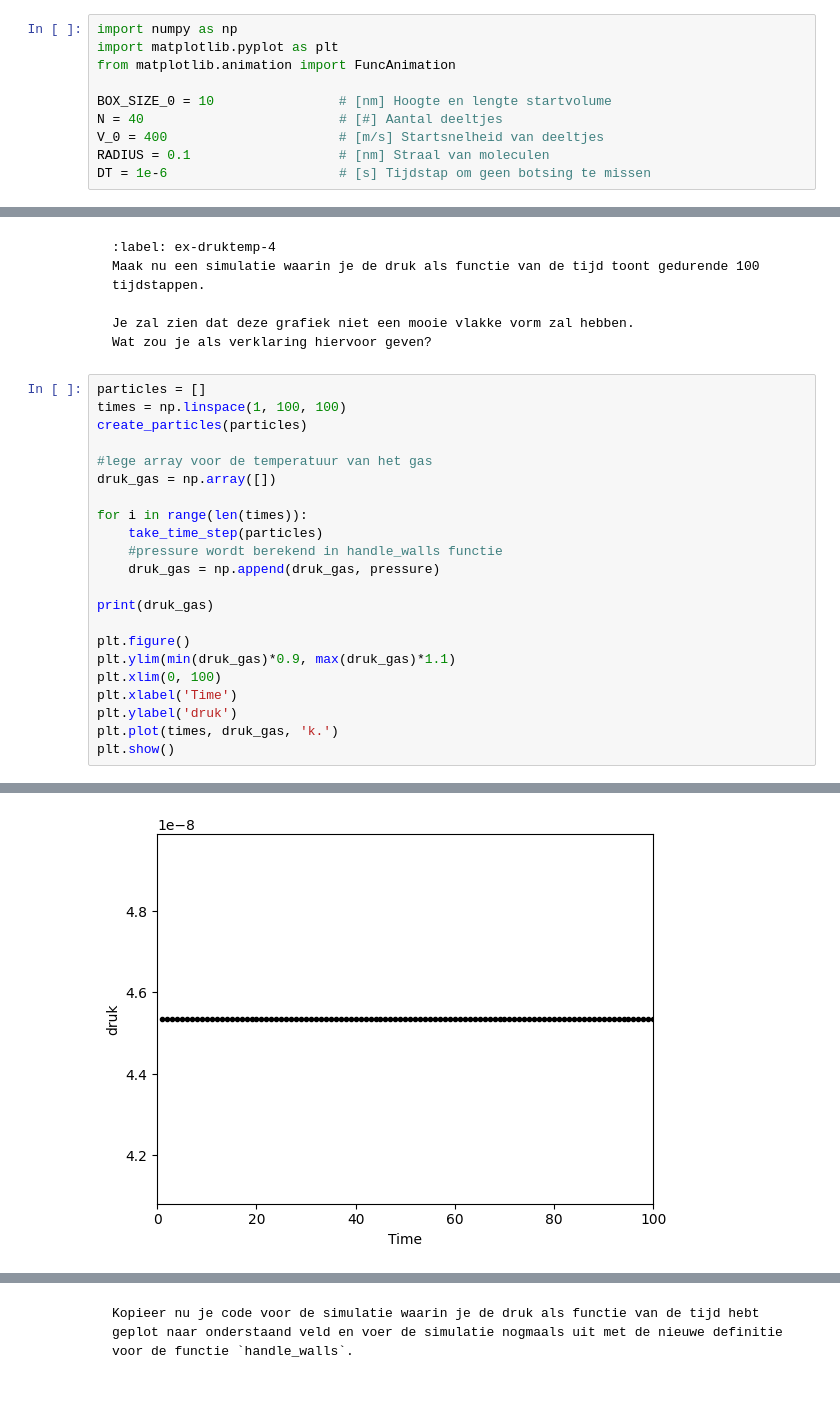
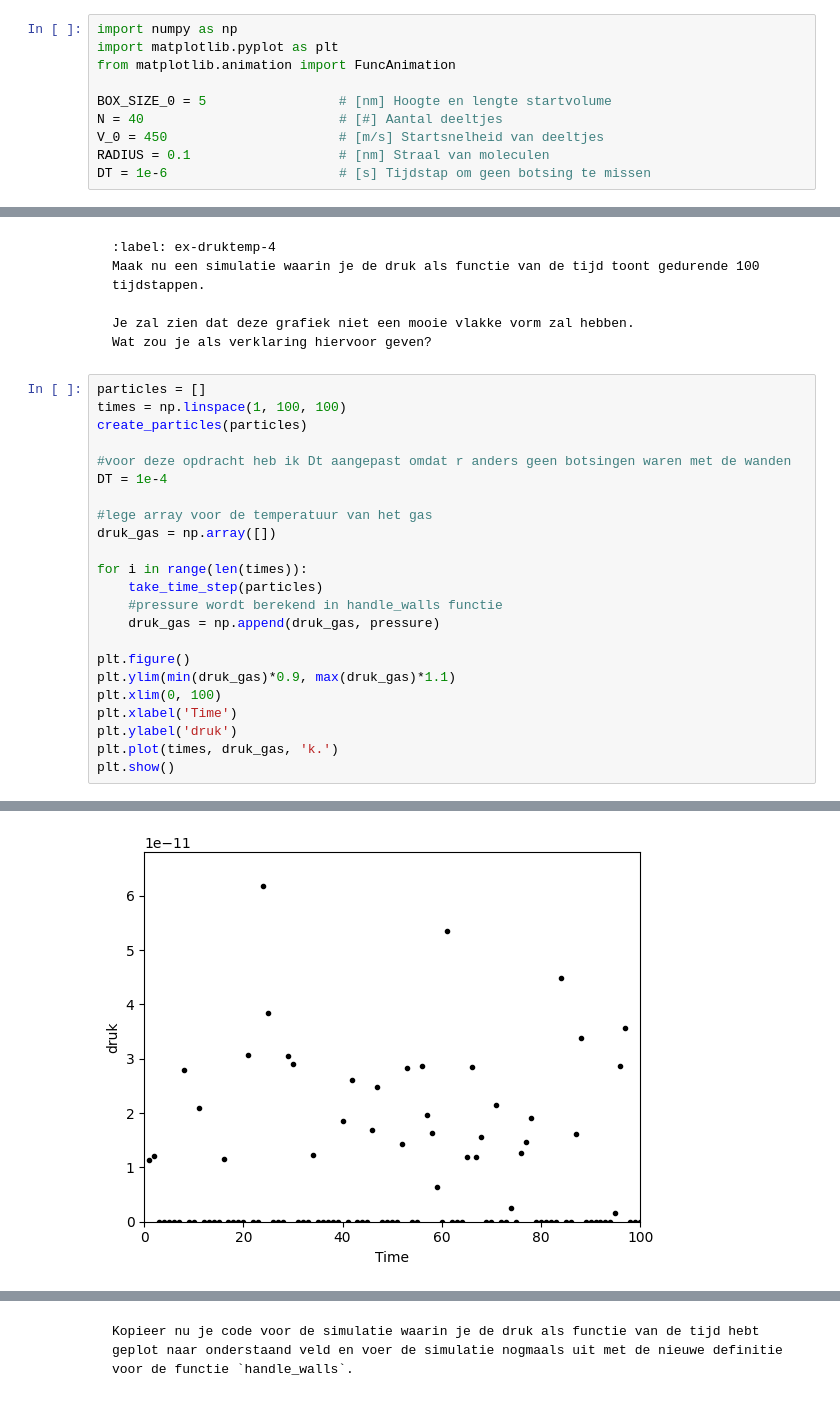
Before and after one commit to gltChboy/Thermo-groep-Bart-Ante, a Jupyter notebook: Content/PySim/5_druktemp.ipynb, the cells around one changed output, grey strips where cells are left out. Drawn from its saved outputs; the diff is of its cells as text.

```diff
--- a/Content/PySim/5_druktemp.ipynb
+++ b/Content/PySim/5_druktemp.ipynb
@@ -34,9 +34,9 @@ import numpy as np
 import matplotlib.pyplot as plt
 from matplotlib.animation import FuncAnimation
 
-BOX_SIZE_0 = 10                # [nm] Hoogte en lengte startvolume
+BOX_SIZE_0 = 5                 # [nm] Hoogte en lengte startvolume
 N = 40                         # [#] Aantal deeltjes
-V_0 = 400                      # [m/s] Startsnelheid van deeltjes
+V_0 = 450                      # [m/s] Startsnelheid van deeltjes
 RADIUS = 0.1                   # [nm] Straal van moleculen
 DT = 1e-6                      # [s] Tijdstap om geen botsing te missen
 # %% [markdown]
@@ -319,6 +318,9 @@ Wat zou je als verklaring hiervoor geven?
 particles = []
 times = np.linspace(1, 100, 100)
 create_particles(particles)
+
+#voor deze opdracht heb ik Dt aangepast omdat r anders geen botsingen waren met de wanden
+DT = 1e-4
 
 #lege array voor de temperatuur van het gas
 druk_gas = np.array([])
@@ -328,8 +330,6 @@ for i in range(len(times)):
     #pressure wordt berekend in handle_walls functie
     druk_gas = np.append(druk_gas, pressure)
 
-print(druk_gas)
-
 plt.figure()
 plt.ylim(min(druk_gas)*0.9, max(druk_gas)*1.1)
 plt.xlim(0, 100)
@@ -358,4 +358,4 @@ plt.show()
-[figure, old version]
+[figure, new version]
 # %% [markdown]
 ## Verbeteren van code: middelen
 
```
Also changed, not shown: parts of 9 cells of this notebook.
